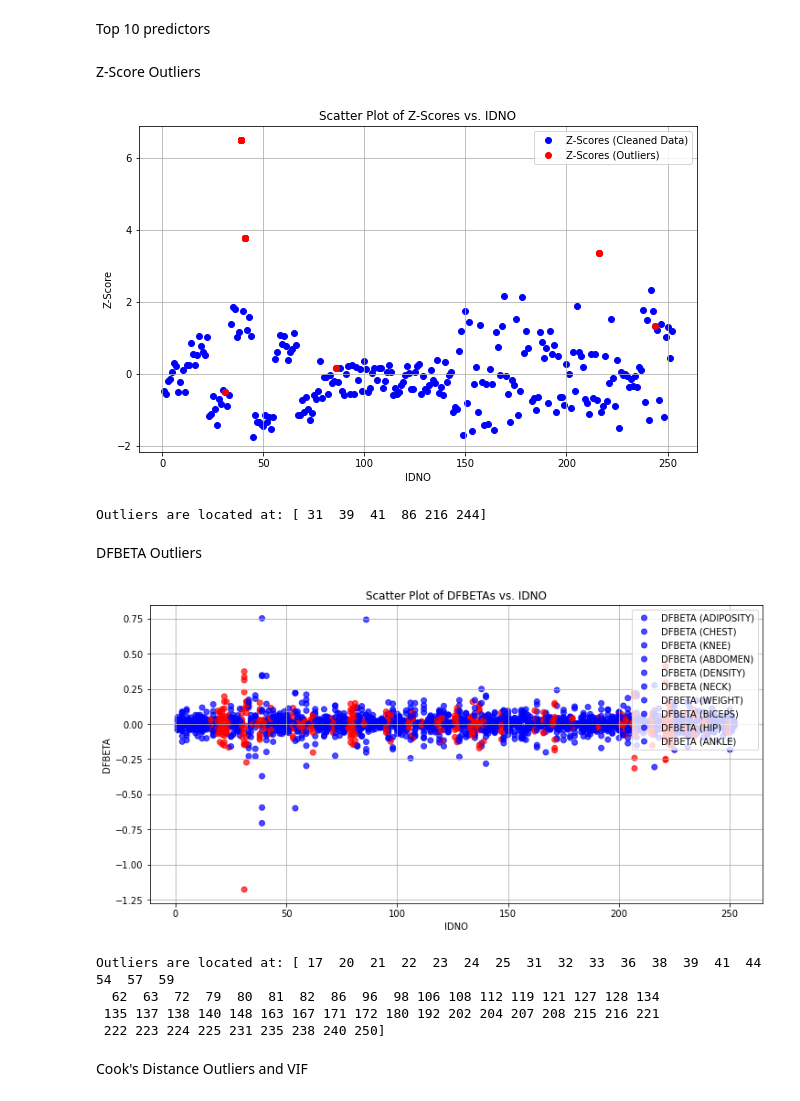
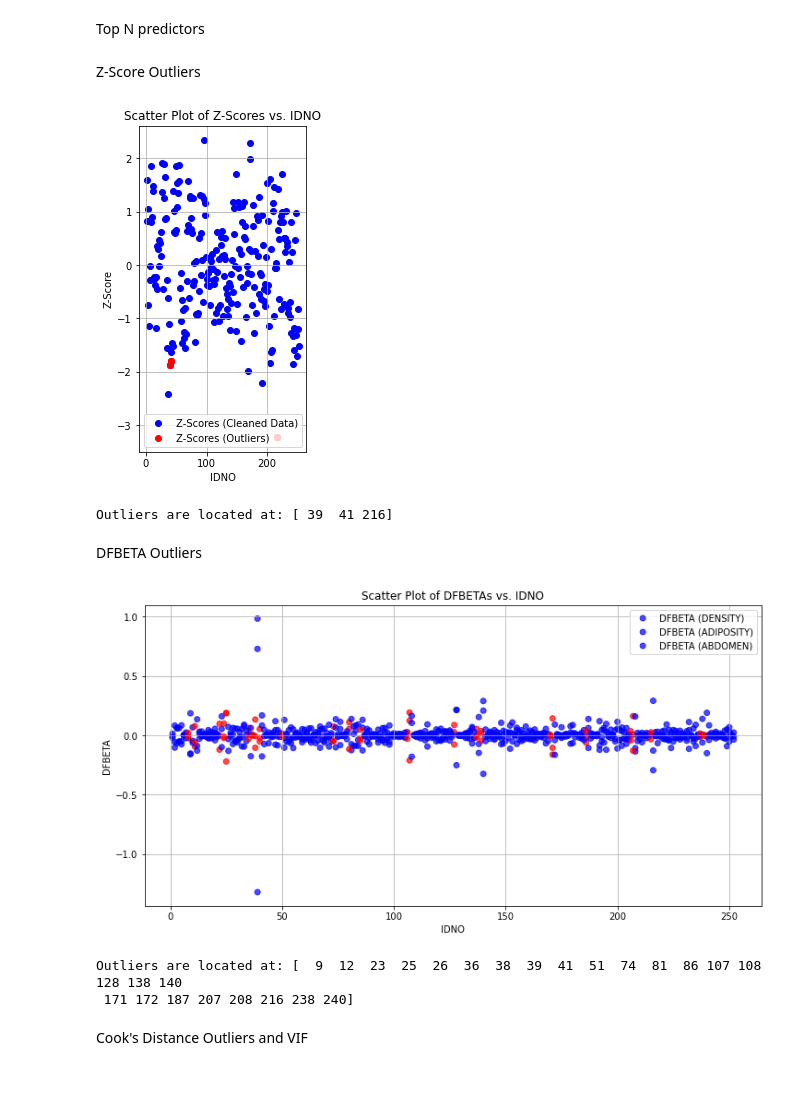
Before and after one commit to pjlin2001/Body-Fat, a Jupyter notebook: Body Fat.ipynb, the cells around one changed output. Cells and saved outputs as stored; diff of their text form; code cells hidden in the pictures.

```diff
--- a/Body Fat.ipynb
+++ b/Body Fat.ipynb
@@ -1,10 +1,10 @@
 # %%
 # Adjustable
-N = 10 # number of predictors selected
+N = 3 # number of predictors selected
 tolerance = 0.5 # plus or minus from exact accuracy
 random = 42
 # %% [markdown]
-Top 10 predictors
+Top N predictors
 # %%
 import pandas as pd
 from scipy import stats
@@ -80,8 +80,8 @@ all_selected_predictors = (
     significant_predictors_anova
 )
 
-# Count the occurrences of each predictor and select the top 10
-top_10_predictors = pd.Series(all_selected_predictors).value_counts().head(N).index.tolist()
+# Count the occurrences of each predictor and select the top N
+top_N_predictors = pd.Series(all_selected_predictors).value_counts().head(N).index.tolist()
 # %% [markdown]
 Z-Score Outliers
 # %%
@@ -89,38 +89,39 @@ import numpy as np
 from sklearn.preprocessing import StandardScaler
 import matplotlib.pyplot as plt
 
-X = data[top_10_predictors]
+# Select the top N predictors
+X = data[top_N_predictors]
 
-# Calculate z-scores for the top 10 predictors
+# Calculate z-scores for the top N predictors
 scaler = StandardScaler()
 z_scores = scaler.fit_transform(X)
 
 # Define a threshold for identifying outliers (e.g., z-score > 3)
 outlier_threshold = 3
 
 # Identify and remove outliers
 outlier_indices_z = np.where(np.abs(z_scores) > outlier_threshold)
 outlier_IDNO_z = np.unique(data.iloc[outlier_indices_z[0]]['IDNO'])
 
 # Create a scatter plot of the z-scores vs. IDNO
 plt.figure(figsize=(N, 6))
 
 # Plot the z-scores on the y-axis and 'IDNO' on the x-axis for cleaned data in blue
 plt.scatter(data['IDNO'], z_scores[:, 0], c='b', label='Z-Scores (Cleaned Data)')
 
 # Plot the z-scores on the y-axis and 'IDNO' on the x-axis for outliers in red
 plt.scatter(data.iloc[outlier_indices_z[0]]['IDNO'], z_scores[outlier_indices_z[0], 0], c='r', label='Z-Scores (Outliers)')
 
 plt.xlabel('IDNO')
 plt.ylabel('Z-Score')
 plt.title('Scatter Plot of Z-Scores vs. IDNO')
 plt.legend()
 plt.grid(True)
 plt.show()
 print(f"Outliers are located at: {outlier_IDNO_z}")
 # %% [output]
-[figure, old version]
+[figure, new version]
-Outliers are located at: [ 31  39  41  86 216 244]
+Outliers are located at: [ 39  41 216]
 # %% [markdown]
 DFBETA Outliers
 # %%
@@ -149,7 +150,7 @@ colors = ['r' if i in influential_IDNO else 'b' for i in data['IDNO']]
 plt.figure(figsize=(12, 6))
 
 # Loop through each predictor and create scatter plots
-for i, variable in enumerate(top_10_predictors):
+for i, variable in enumerate(top_N_predictors):
     plt.scatter(data['IDNO'], dfbetas[:, i], c=colors, label=f'DFBETA ({variable})', alpha=0.7)
 
 plt.xlabel('IDNO')
@@ -160,11 +161,9 @@ plt.grid(True)
 plt.show()
 print(f"Outliers are located at: {np.unique(outlier_IDNO_dfbeta)}")
 # %% [output]
-[figure, old version]
+[figure, new version]
-Outliers are located at: [ 17  20  21  22  23  24  25  31  32  33  36  38  39  41  44  54  57  59
-  62  63  72  79  80  81  82  86  96  98 106 108 112 119 121 127 128 134
- 135 137 138 140 148 163 167 171 172 180 192 202 204 207 208 215 216 221
- 222 223 224 225 231 235 238 240 250]
+Outliers are located at: [  9  12  23  25  26  36  38  39  41  51  74  81  86 107 108 128 138 140
+ 171 172 187 207 208 216 238 240]
 # %% [markdown]
 Cook's Distance Outliers and VIF
 # %%
```
Also changed, not shown: parts of 6 cells of this notebook.
